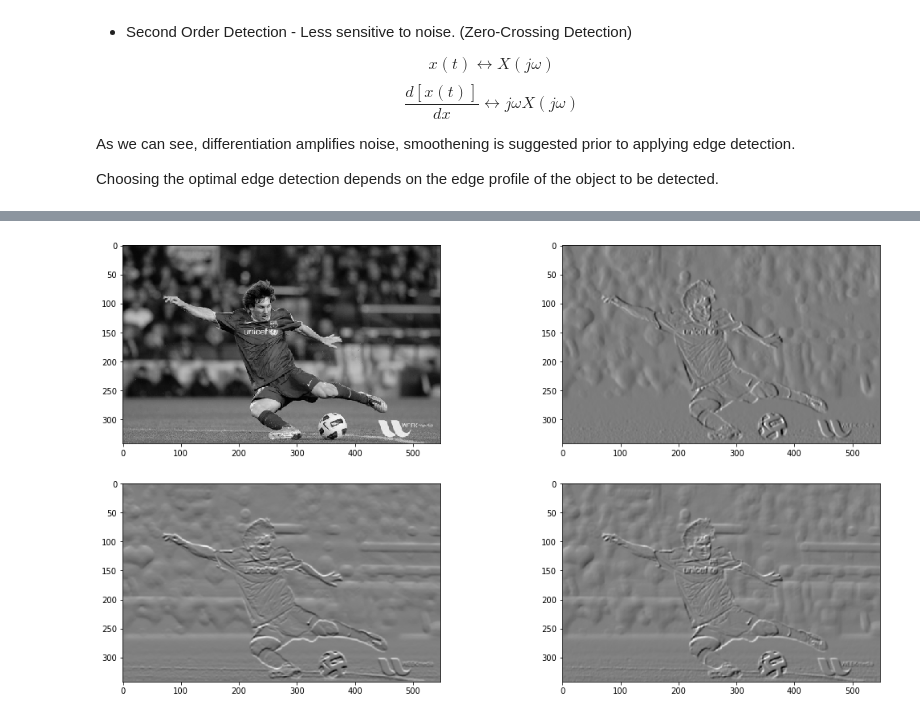
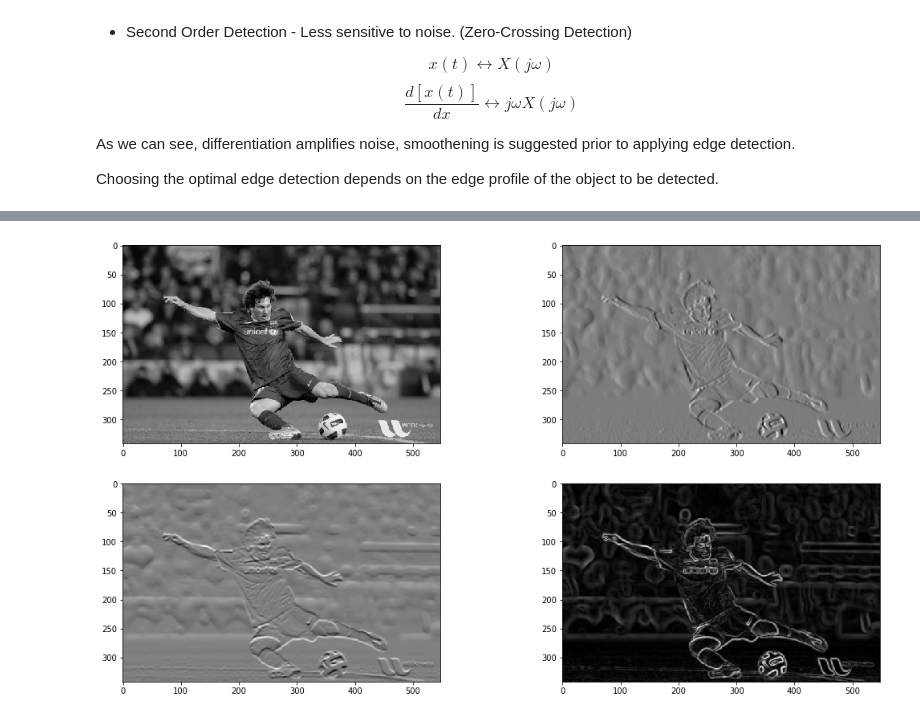
Before and after one commit to mananpal1997/Practical-OpenCV-Guide, a Jupyter notebook: Introduction To Computer Vision/EdgeDetection.ipynb, the cells around one changed output, grey strips where cells are left out. Cells and saved outputs as stored; diff of their text form; code cells hidden in the pictures.

```diff
--- a/Introduction To Computer Vision/EdgeDetection.ipynb
+++ b/Introduction To Computer Vision/EdgeDetection.ipynb
@@ -33,29 +34,30 @@ Function: <b>cv2.Sobel(image, depth, dx, dy[, dst[, ksize...]])</b>
 # %%
 image = cv2.imread('../resources/messi.jpg')
 gray = cv2.cvtColor(image, cv2.COLOR_BGR2GRAY)
 
 blurred = cv2.GaussianBlur(gray, (3, 3), 0)
 
 sobelx = cv2.Sobel(blurred, cv2.CV_64F, 1, 0, ksize=5)
 sobely = cv2.Sobel(blurred, cv2.CV_64F, 0, 1, ksize=5)
 
-sobel = cv2.addWeighted(sobelx, 0.5, sobely, 0.5, 0)
+# sobel = cv2.addWeighted(sobelx, 0.5, sobely, 0.5, 0)
+sobel = np.sqrt(np.square(sobelx) + np.square(sobely))
 
 fig = plt.figure()
 fig.set_size_inches(18, 10)
 
 fig.add_subplot(2, 2, 1)
 plt.imshow(gray, cmap='gray')
 
 fig.add_subplot(2, 2, 2)
 plt.imshow(sobelx, cmap='gray')
 
 fig.add_subplot(2, 2, 3)
 plt.imshow(sobely, cmap='gray')
 
 fig.add_subplot(2, 2, 4)
 plt.imshow(sobel, cmap='gray')
 
 plt.show()
 # %% [output]
-[figure, old version]
+[figure, new version]
```
Also changed, not shown: parts of 8 cells of this notebook, 1 other file.
